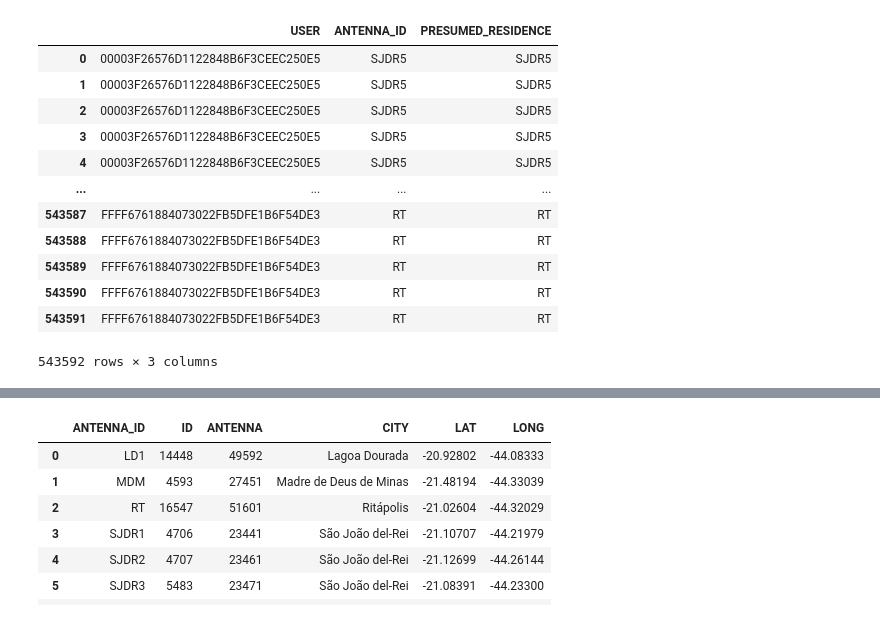
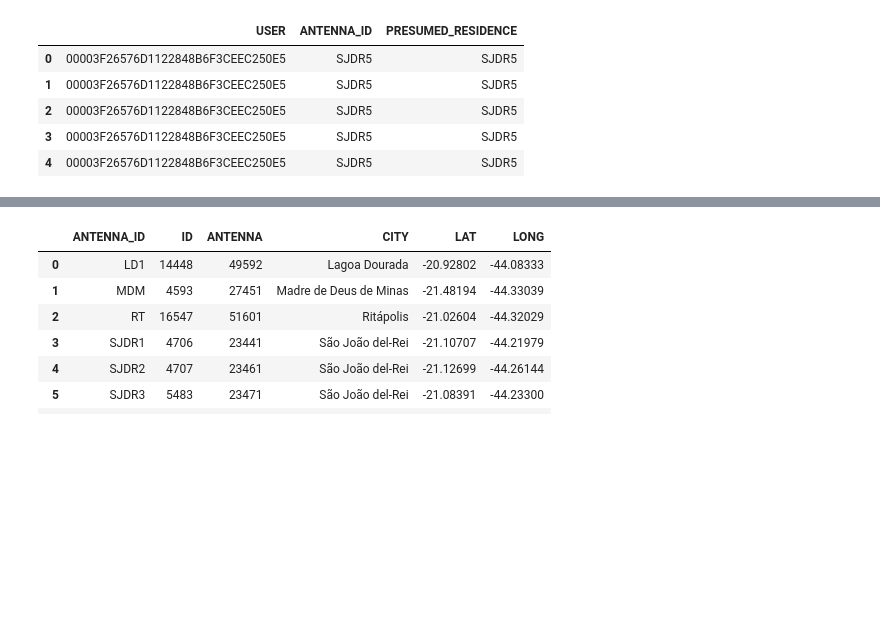
Before and after one commit to ghmc91/Projeto_Mestrado, a Jupyter notebook: Distance_Traveled_By_User.ipynb, the cells around one changed output, grey strips where cells are left out. Saved outputs shown, nothing was run; the diff lists cells and outputs as text; code cells hidden in the pictures; blank space fills up the shorter version.

```diff
--- a/Distance_Traveled_By_User.ipynb
+++ b/Distance_Traveled_By_User.ipynb
@@ -6,24 +6,15 @@ from scipy.spatial.distance import pdist, squareform
 
 import matplotlib.pyplot as plt
 # %%
-#presumed_residence = pd.read_csv('/home/gustavo/Desktop/Mestrado/mestrado_dados/dados_18.11/presumed_res_and_call_loc_without_repetition.csv')
-#presumed_residence.sample(15)
 df_user_with_residence = pd.read_csv('/home/gustavo/Desktop/Mestrado/mestrado_dados/dados_18.11/df_main.csv')
 df_user_with_residence = df_user_with_residence.drop('Unnamed: 0', 1)
-df_user_with_residence
+df_user_with_residence.head()
 # %% [output]
 |  | USER | ANTENNA_ID | PRESUMED_RESIDENCE |
 | 0 | 00003F26576D1122848B6F3CEEC250E5 | SJDR5 | SJDR5 |
 | 1 | 00003F26576D1122848B6F3CEEC250E5 | SJDR5 | SJDR5 |
 | 2 | 00003F26576D1122848B6F3CEEC250E5 | SJDR5 | SJDR5 |
 | 3 | 00003F26576D1122848B6F3CEEC250E5 | SJDR5 | SJDR5 |
 | 4 | 00003F26576D1122848B6F3CEEC250E5 | SJDR5 | SJDR5 |
-| ... | ... | ... | ... |
-| 543587 | FFFF6761884073022FB5DFE1B6F54DE3 | RT | RT |
-| 543588 | FFFF6761884073022FB5DFE1B6F54DE3 | RT | RT |
-| 543589 | FFFF6761884073022FB5DFE1B6F54DE3 | RT | RT |
-| 543590 | FFFF6761884073022FB5DFE1B6F54DE3 | RT | RT |
-| 543591 | FFFF6761884073022FB5DFE1B6F54DE3 | RT | RT |
-543592 rows × 3 columns
 # %%
 antennas_with_id = pd.read_csv('/home/gustavo/Desktop/Mestrado/mestrado_dados/dados_18.11/antenas_with_id.csv', index_col=0)
```
Also changed, not shown: parts of 23 cells of this notebook, 3 other files.
